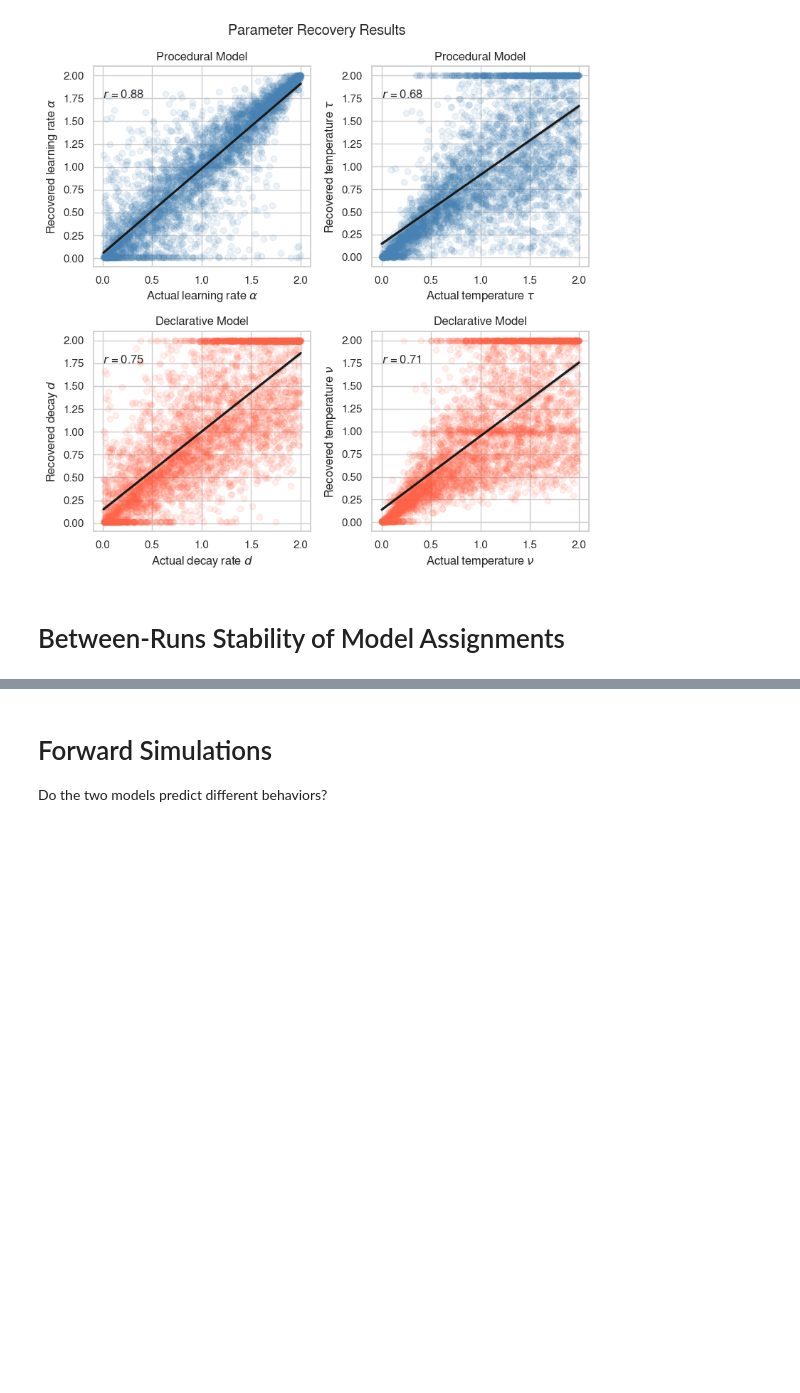
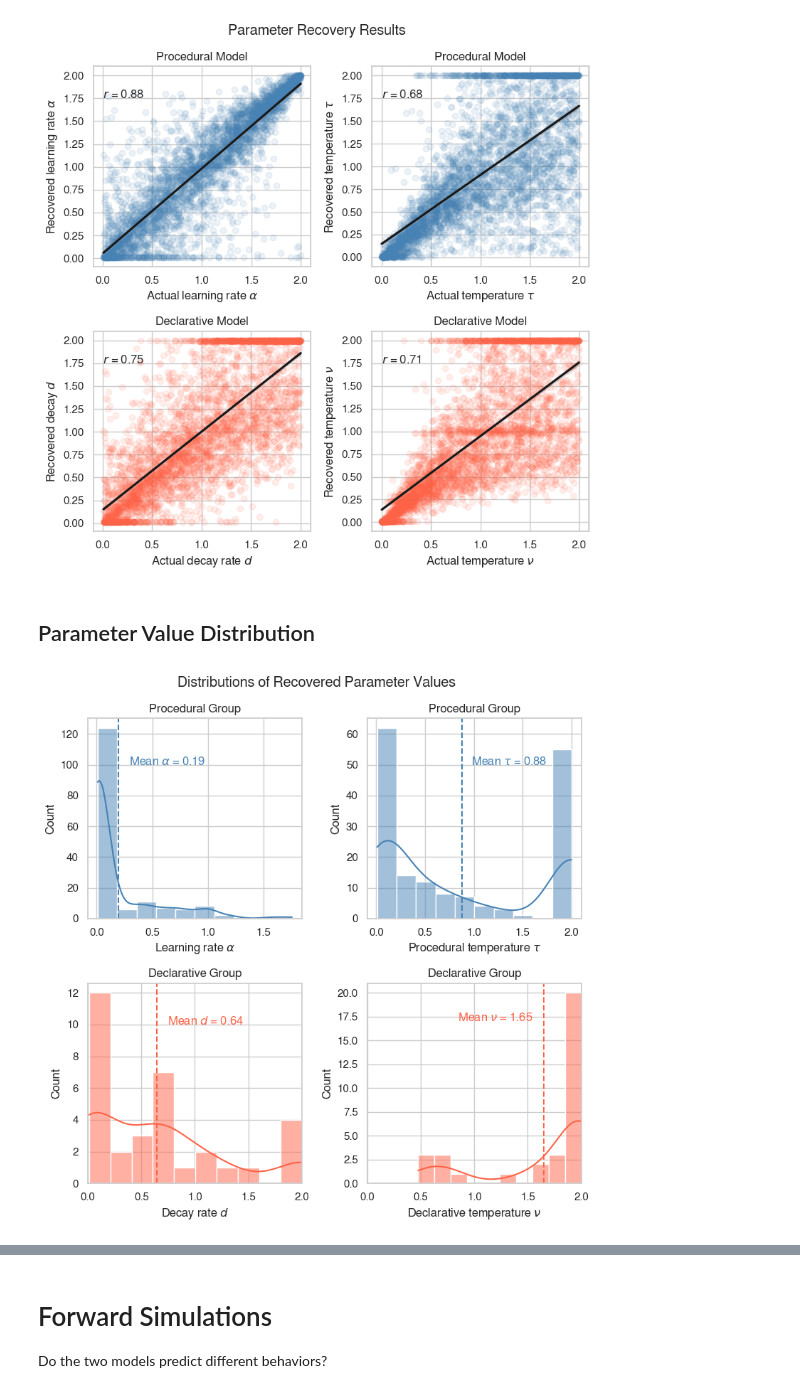
Before and after one commit to UWCCDL/ProcVsDecl, a Jupyter notebook: analysis3/LLmodelPython3.ipynb, the cells around one changed output, grey strips where cells are left out. Drawn from its saved outputs; the diff is of its cells as text; code cells hidden in the pictures; blank space fills up the shorter version.

```diff
--- a/analysis3/LLmodelPython3.ipynb
+++ b/analysis3/LLmodelPython3.ipynb
@@ -926,5 +928,79 @@ plt.savefig("parameter-recovery.png")
 plt.show()
 # %% [output]
 [figure]
-# %% [markdown]
-# Between-Runs Stability of Model Assignments
+# %% [markdown]
+## Parameter Value Distribution
+# %%
+param_values_proc = result2[result2['best.model'] == "Procedural"]
+param_values_decl = result2[result2['best.model'] == "Declarative"]
+# %%
+fig, axs = plt.subplots(2,2, figsize=(8,8))
+
+# Alpha
+
+mean_alpha = np.mean(param_values_proc.alpha)
+sns.histplot(data=param_values_proc, x="alpha", ax=axs[0,0], color=palette['Procedural'], bins=10, kde=True,
+             kde_kws={'bw_adjust':0.75})
+axs[0,0].set(xlabel=r"Learning rate $ \alpha $", ylabel=r"Count", title="Procedural Group")
+axs[0,0].axvline(x= mean_alpha,
+                 color=palette['Procedural'],
+                 linestyle="--")
+axs[0,0].text(x=mean_alpha + 0.1,
+              y = 100,
+              color=palette['Procedural'],
+              s=r"Mean $ \alpha $ = %.2f" % (mean_alpha))
+
+
+# Procedural Noise
+mean_proc_temp = np.mean(param_values_proc['proc.temp'])
+
+sns.histplot(data=param_values_proc, x="proc.temp", ax=axs[0,1], color=palette['Procedural'],
+             bins=10, kde=True, kde_kws={'bw_adjust':0.75})
+axs[0,1].set(xlabel=r"Procedural temperature $\tau$", ylabel=r"Count",
+             title="Procedural Group")
+axs[0,1].axvline(x=mean_proc_temp,
+                 color=palette['Procedural'],
+                 linestyle="--")
+axs[0,1].text(x=mean_proc_temp + 0.1,
+              y = 50,
+              color=palette['Procedural'],
+              s=r"Mean $ \tau $ = %.2f" % (mean_proc_temp))
+
+# Decay rate
+mean_decay = np.mean(param_values_decl.decay)
+
+sns.histplot(data=param_values_decl, x="decay", ax=axs[1,0], color=palette['Declarative'],
+             bins=10, kde=True, kde_kws={'bw_adjust':0.75})
+axs[1,0].set(xlabel=r"Decay rate $d$", ylabel=r"Count",
+             title="Declarative Group", xlim=[0,2])
+axs[1,0].axvline(x=mean_decay,
+                 color=palette['Declarative'],
+                 linestyle="--")
+axs[1,0].text(x=mean_decay + 0.1,
+              y = 10,
+              color=palette['Declarative'],
+              s=r"Mean $d$ = %.2f" % (mean_decay))
+
+# Declarative noise
+mean_decl_temp = np.mean(param_values_decl['decl.temp'])
+
+axs[1,1].set(xlabel=r"Declarative temperature $\nu$",
+             ylabel=r"", title="Declarative Group",  xlim=[0,2])
+sns.histplot(data=param_values_decl, x="decl.temp", ax=axs[1,1], color=palette['Declarative'],
+             bins=10, kde=True, kde_kws={'bw_adjust':0.75})
+axs[1,1].axvline(x=mean_decl_temp,
+                 color=palette['Declarative'],
+                 linestyle="--")
+axs[1,1].text(x=mean_decl_temp - 0.1,
+              y = 17,
+              ha='right',
+              color=palette['Declarative'],
+              s=r"Mean $\nu$ = %.2f" % (mean_decl_temp))
+
+
+plt.suptitle("Distributions of Recovered Parameter Values")
+plt.tight_layout()
+plt.savefig("parameter-distributions.png")
+plt.show()
+# %% [output]
+[figure, added]
```
Also changed, not shown: parts of 25 cells of this notebook, 1 other file.
